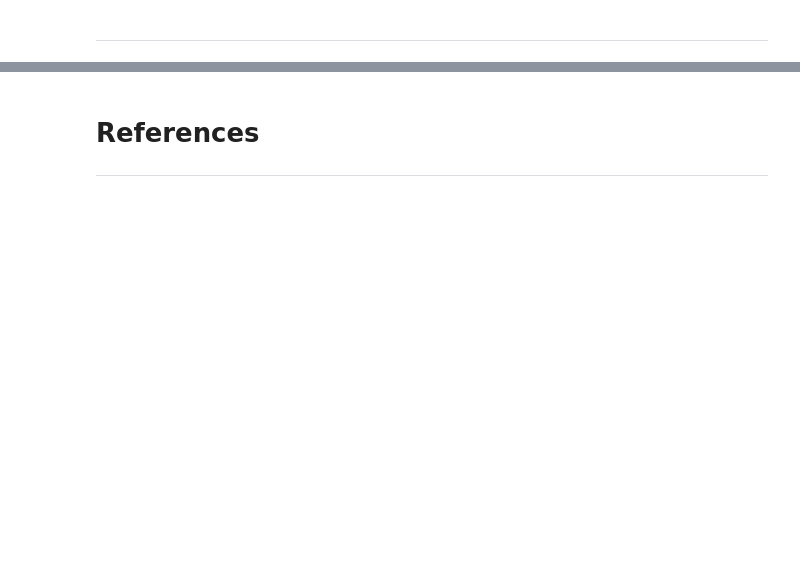
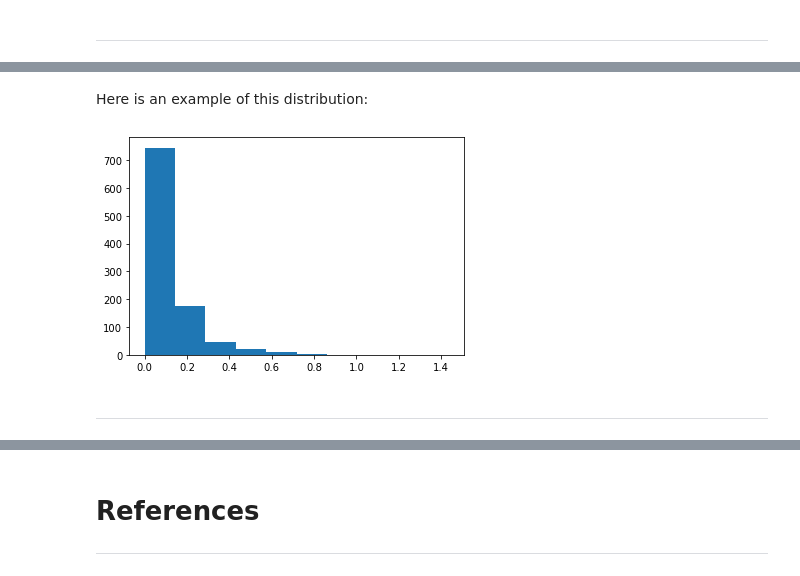
Before and after one commit to amandamurray2021/programming-for-data-analysis, a Jupyter notebook: numpy-random.ipynb, the cells around one changed output, grey strips where cells are left out. Cells and saved outputs as stored; diff of their text form; code cells hidden in the pictures; blank space fills up the shorter version.

```diff
--- a/numpy-random.ipynb
+++ b/numpy-random.ipynb
@@ -345,3 +564,14 @@ https://numpy.org/doc/stable/reference/random/generator.html#distributions
+# %% [markdown]
+Here is an example of this distribution:
+# %%
+dist = rng.pareto (a=10.0, size=1000) # Here we've specified a shape of 10.0.
+# The size of 1000 means we've asked it to run 1000 times to see what results we get.
+plt.hist (dist) # Now we're plotting the results on a histogram to see what it looks like.
+plt.show() # Show us the results. Notice the "80-20" rule in effect.
+# %% [output]
+[figure, added]
+# %% [markdown]
+***
 # %% [markdown]
 * **Uniform**
 
```
Also changed, not shown: parts of 70 cells of this notebook.
